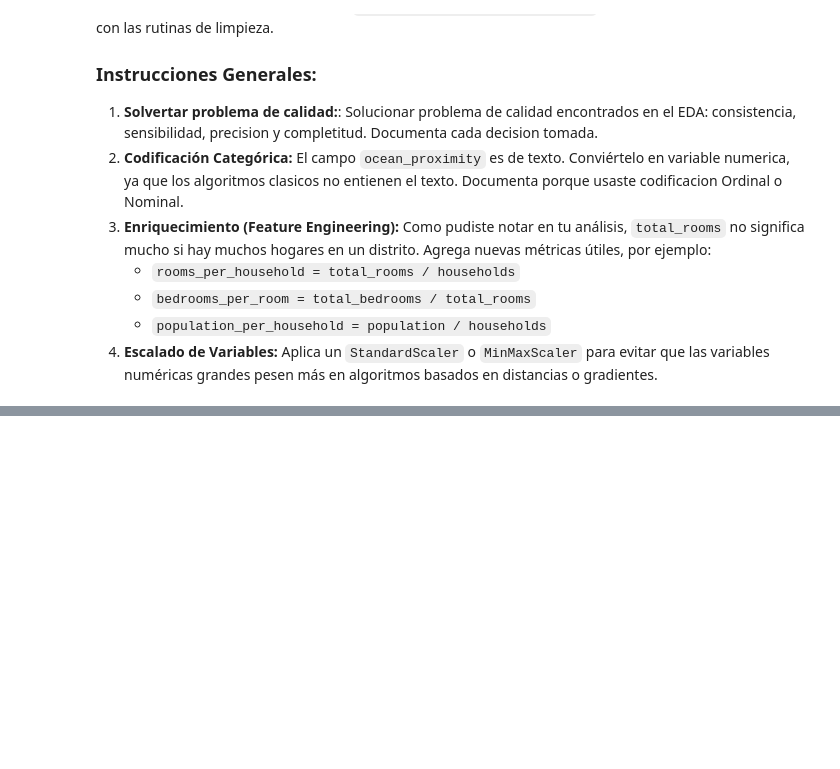
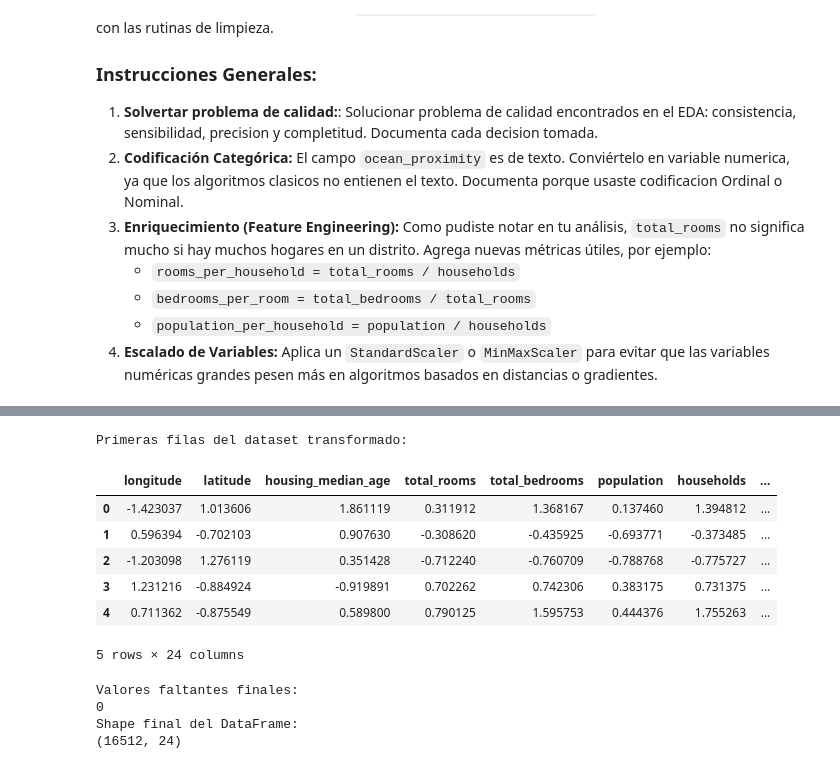
Before and after one commit to RaquelPacheco25/ds-ml-project-template-master, a Jupyter notebook: notebooks/02_limpieza_enriquecimiento.ipynb, the cells around one changed output, grey strips where cells are left out. Saved outputs shown, nothing was run; the diff lists cells and outputs as text; code cells hidden in the pictures; blank space fills up the shorter version.

```diff
--- a/notebooks/02_limpieza_enriquecimiento.ipynb
+++ b/notebooks/02_limpieza_enriquecimiento.ipynb
@@ -214,0 +516,46 @@ display(X_prepared_df.describe().T.head(20))
+# %%
+
+# ## 12. Construcción del dataset final transformado
+#
+# En esta etapa se reconstruye un DataFrame con los nombres finales de las variables,
+# incluyendo tanto las numéricas escaladas como las columnas generadas por One-Hot Encoding.
+#
+# Esto facilita la inspección, trazabilidad y futura interpretación del modelo.
+
+
+# =========================================================
+# 12. DATAFRAME FINAL TRANSFORMADO
+# =========================================================
+
+ohe = full_pipeline.named_transformers_["cat"]["onehot"]
+cat_feature_names = ohe.get_feature_names_out(cat_attribs)
+
+final_feature_names = num_attribs + list(cat_feature_names)
+
+X_prepared_df = pd.DataFrame(
+    X_prepared,
+    columns=final_feature_names,
+    index=X_fe.index
+)
+
+print("Primeras filas del dataset transformado:")
+display(X_prepared_df.head())
+
+print("Valores faltantes finales:")
+print(X_prepared_df.isnull().sum().sum())
+
+print("Shape final del DataFrame:")
+print(X_prepared_df.shape)
+# %% [output]
+Primeras filas del dataset transformado:
+|  | longitude | latitude | housing_median_age | total_rooms | total_bedrooms | population | households | ... |
+| 0 | -1.423037 | 1.013606 | 1.861119 | 0.311912 | 1.368167 | 0.137460 | 1.394812 | ... |
+| 1 | 0.596394 | -0.702103 | 0.907630 | -0.308620 | -0.435925 | -0.693771 | -0.373485 | ... |
+| 2 | -1.203098 | 1.276119 | 0.351428 | -0.712240 | -0.760709 | -0.788768 | -0.775727 | ... |
+| 3 | 1.231216 | -0.884924 | -0.919891 | 0.702262 | 0.742306 | 0.383175 | 0.731375 | ... |
+| 4 | 0.711362 | -0.875549 | 0.589800 | 0.790125 | 1.595753 | 0.444376 | 1.755263 | ... |
+5 rows × 24 columns
+Valores faltantes finales:
+0
+Shape final del DataFrame:
+(16512, 24)
```
Also changed, not shown: parts of 17 cells of this notebook, 1 other file.
